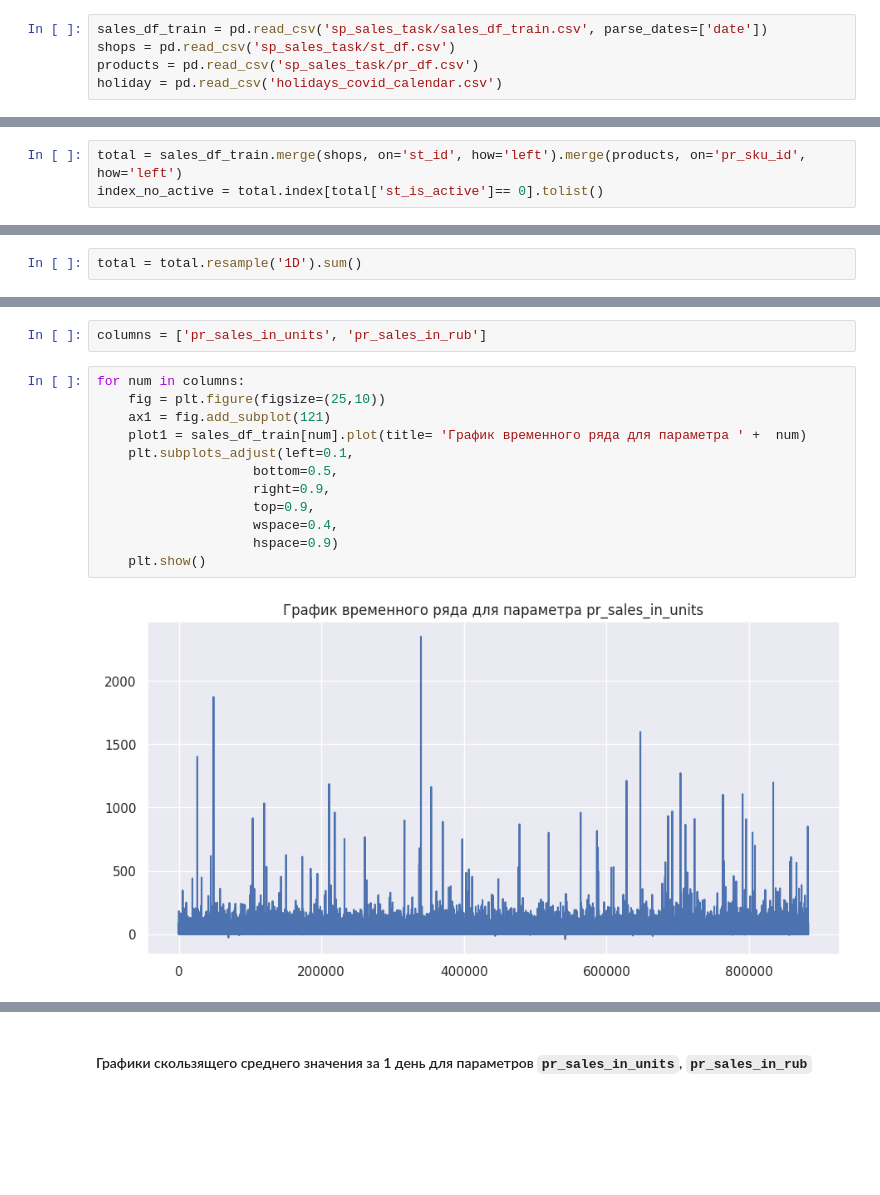
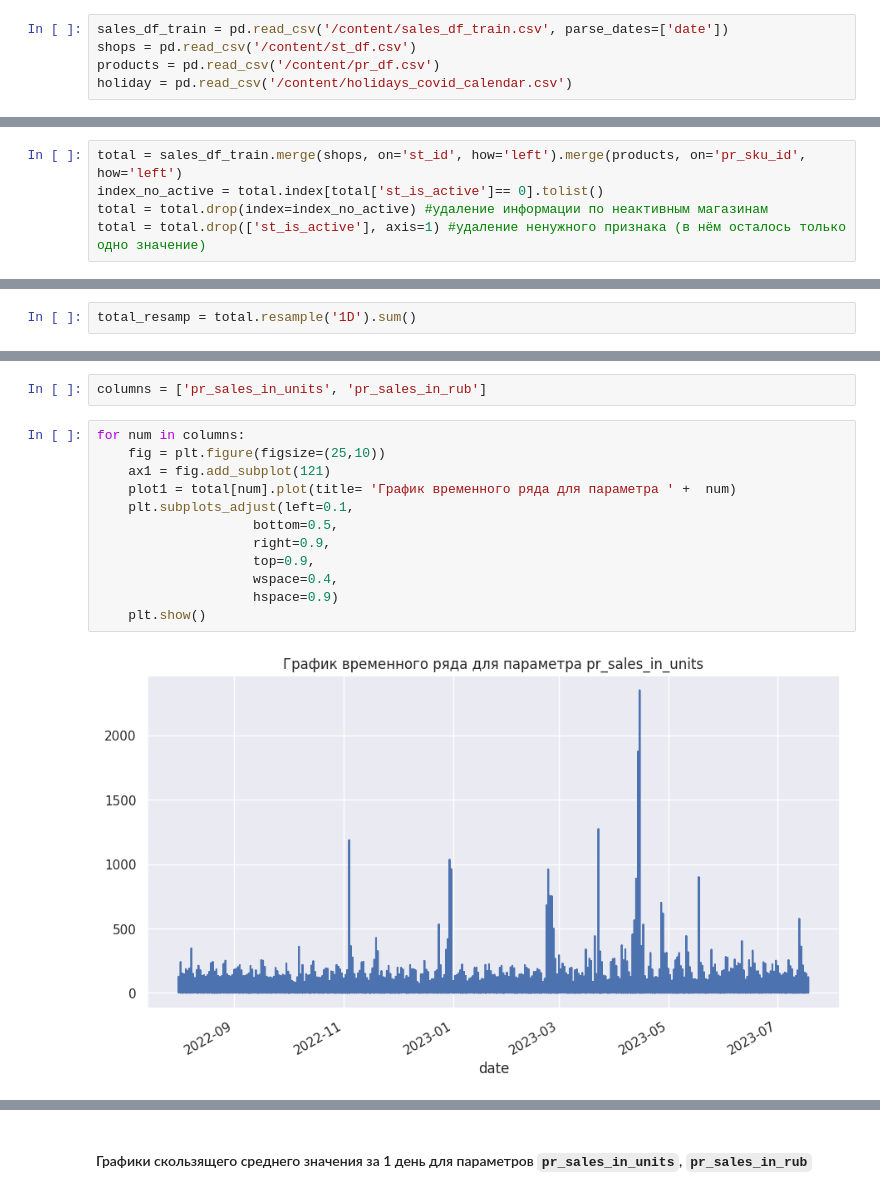
Before and after one commit to denis-42ds/demand_forecast_retailer, a Jupyter notebook: demand_forecast.ipynb, the cells around one changed output, grey strips where cells are left out. Cells and saved outputs as stored; diff of their text form; blank space fills up the shorter version.

```diff
--- a/demand_forecast.ipynb
+++ b/demand_forecast.ipynb
@@ -57,7 +71,7 @@ warnings.filterwarnings('ignore')
 # %% [markdown]
 ### EDA
 # %%
-sales_df_train = pd.read_csv('sp_sales_task/sales_df_train.csv', parse_dates=['date'])
-shops = pd.read_csv('sp_sales_task/st_df.csv')
-products = pd.read_csv('sp_sales_task/pr_df.csv')
-holiday = pd.read_csv('holidays_covid_calendar.csv')
+sales_df_train = pd.read_csv('/content/sales_df_train.csv', parse_dates=['date'])
+shops = pd.read_csv('/content/st_df.csv')
+products = pd.read_csv('/content/pr_df.csv')
+holiday = pd.read_csv('/content/holidays_covid_calendar.csv')
@@ -160,3 +172,5 @@ len(sales_df_train['st_id'].unique())
 # %%
 total = sales_df_train.merge(shops, on='st_id', how='left').merge(products, on='pr_sku_id', how='left')
 index_no_active = total.index[total['st_is_active']== 0].tolist()
+total = total.drop(index=index_no_active) #удаление информации по неактивным магазинам
+total = total.drop(['st_is_active'], axis=1) #удаление ненужного признака (в нём осталось только одно значение)
@@ -383,7 +402,7 @@ total = total.drop(columns=['mean'])
 # %% [markdown]
 #### Resampling по суммарным значениям за день
 # %%
-total = total.resample('1D').sum()
+total_resamp = total.resample('1D').sum()
 # %% [markdown]
 #### Графики среднего значения за 1 день для параметров `pr_sales_in_units`, `pr_sales_in_rub`
 # %%
@@ -391,14 +410,14 @@ columns = ['pr_sales_in_units', 'pr_sales_in_rub']
 # %%
 for num in columns:
     fig = plt.figure(figsize=(25,10))
     ax1 = fig.add_subplot(121)
-    plot1 = sales_df_train[num].plot(title= 'График временного ряда для параметра ' +  num)
+    plot1 = total[num].plot(title= 'График временного ряда для параметра ' +  num)
     plt.subplots_adjust(left=0.1,
                     bottom=0.5,
                     right=0.9,
                     top=0.9,
                     wspace=0.4,
                     hspace=0.9)
     plt.show()
 # %% [output]
-[figure, old version]
+[figure, new version]
```
Also changed, not shown: parts of 65 cells of this notebook, 7 other files.
